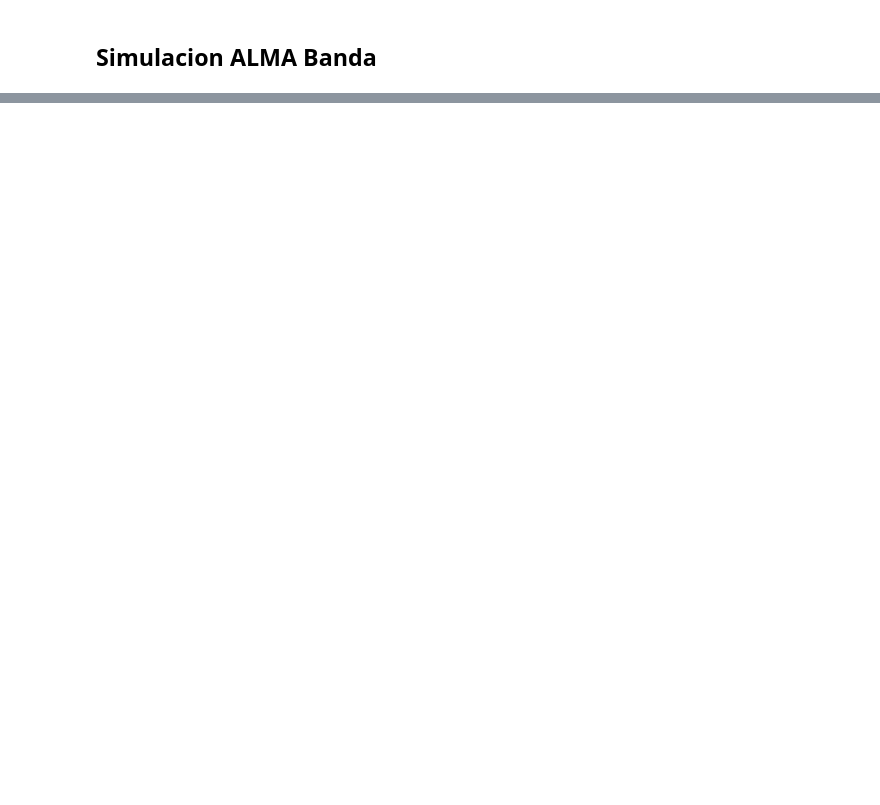
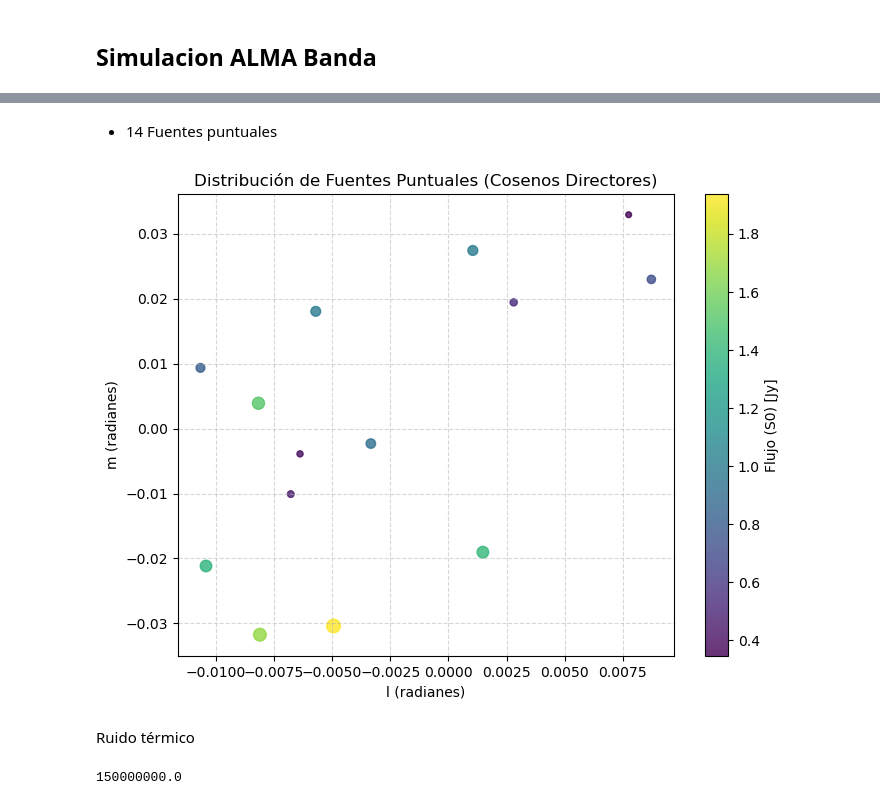
Before and after one commit to Mieres7/RadioInterferometry, a Jupyter notebook: TallerDeInvestigación/simulation[EP1].ipynb, the cells around one changed output, grey strips where cells are left out. Cells and saved outputs as stored; diff of their text form; code cells hidden in the pictures; blank space fills up the shorter version.

```diff
--- a/TallerDeInvestigación/simulation[EP1].ipynb
+++ b/TallerDeInvestigación/simulation[EP1].ipynb
@@ -88,0 +89,15 @@ plot_uv_coverage(uvw, unit='lambda', show_symmetry=True, is_lambda=True)
+# %% [markdown]
+
+- 14 Fuentes puntuales
+# %%
+from modules.plots import plot_sources
+
+plot_sources(dir_cosines[0], dir_cosines[1], sources)
+# %% [output]
+[figure, added]
+# %% [markdown]
+Ruido térmico
+# %%
+channel_bandwith
+# %% [output]
+150000000.0
```
Also changed, not shown: parts of 6 cells of this notebook, 5 other files.
